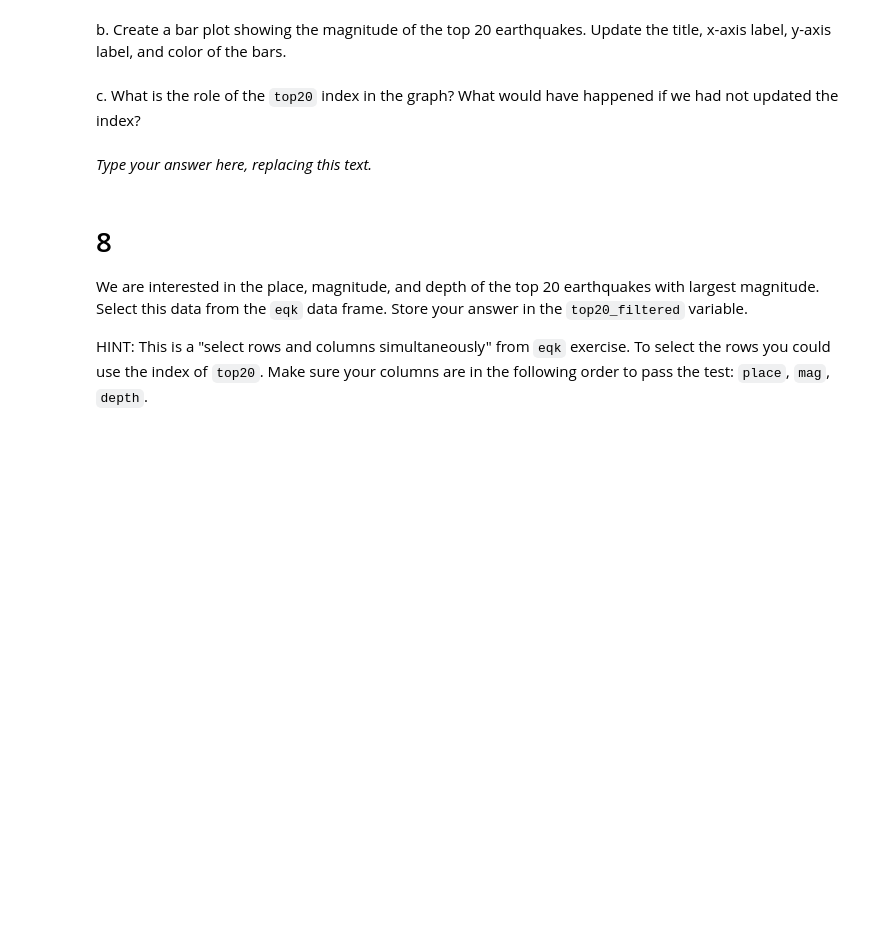
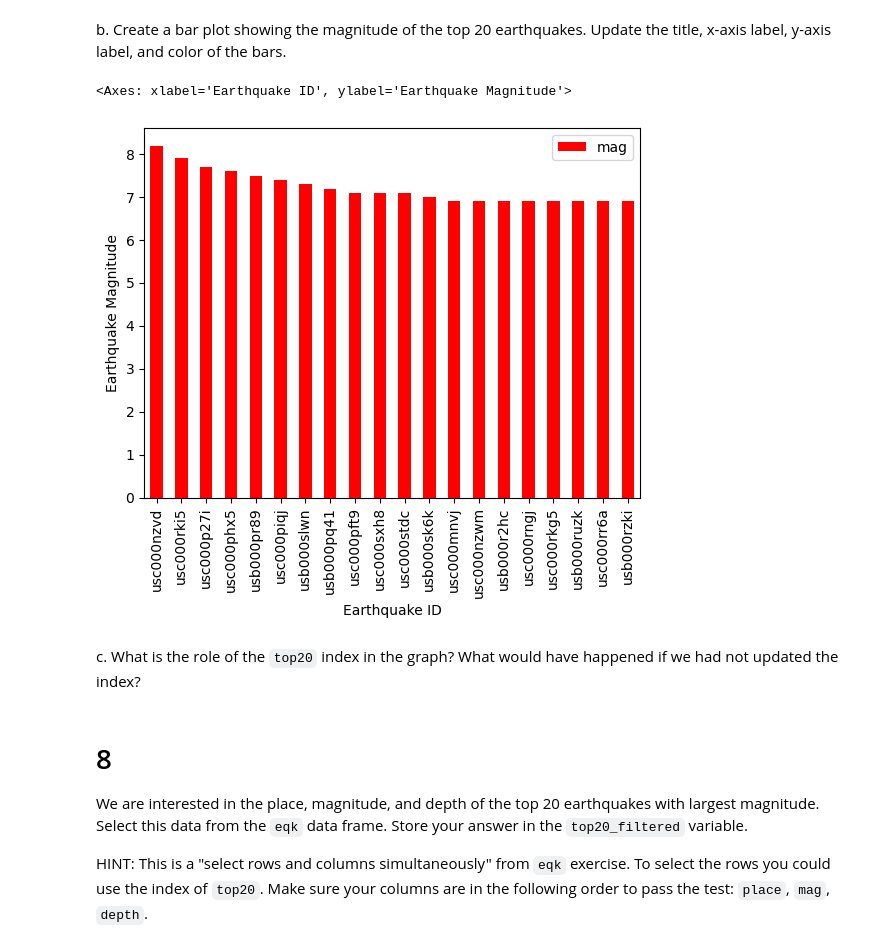
Before and after one commit to cuvlin/eds220-hwk1, a Jupyter notebook: task3/hwk1-task3-earthquakes.ipynb, the cells around one changed output. Saved outputs shown, nothing was run; the diff lists cells and outputs as text; code cells hidden in the pictures; blank space fills up the shorter version.

```diff
--- a/task3/hwk1-task3-earthquakes.ipynb
+++ b/task3/hwk1-task3-earthquakes.ipynb
@@ -187,3 +191,5 @@ top20 = ...
+# %%
+top20 = eqk.nlargest(20, 'mag').filter(items=['id', 'mag'])
 # %%
 # View the dataframe
 top20
@@ -193,14 +220,23 @@ grader.check("q7_a")
 <!-- BEGIN QUESTION -->
 
 b. Create a bar plot showing the magnitude of the top 20 earthquakes. Update the title, x-axis label, y-axis label, and color of the bars.
+# %%
+top20.plot(
+    y='mag',
+    kind='bar',
+    color='red',
+    xlabel='Earthquake ID',
+    ylabel='Earthquake Magnitude'
+)
+# %% [output]
+<Axes: xlabel='Earthquake ID', ylabel='Earthquake Magnitude'>
+[figure, added]
 # %% [markdown]
 <!-- END QUESTION -->
 
 <!-- BEGIN QUESTION -->
 
 c. What is the role of the `top20` index in the graph? What would have happened if we had not updated the index?
-# %% [markdown]
-_Type your answer here, replacing this text._
 # %% [markdown]
 <!-- END QUESTION -->
 
```
Also changed, not shown: parts of 5 cells of this notebook.
